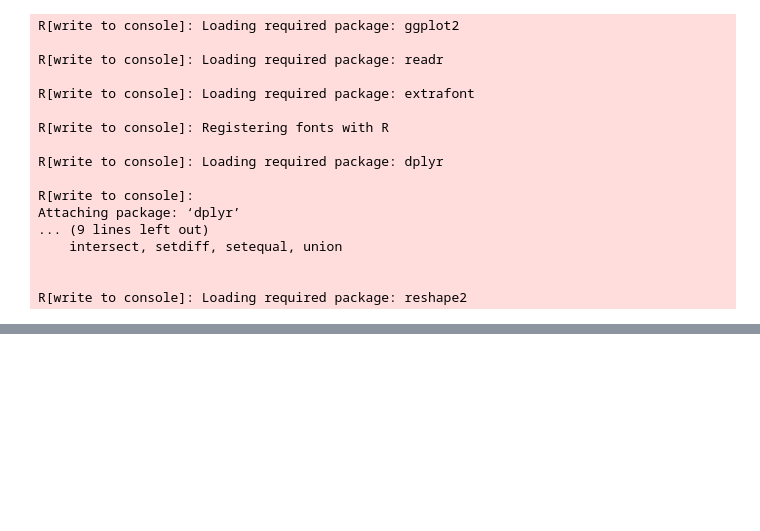
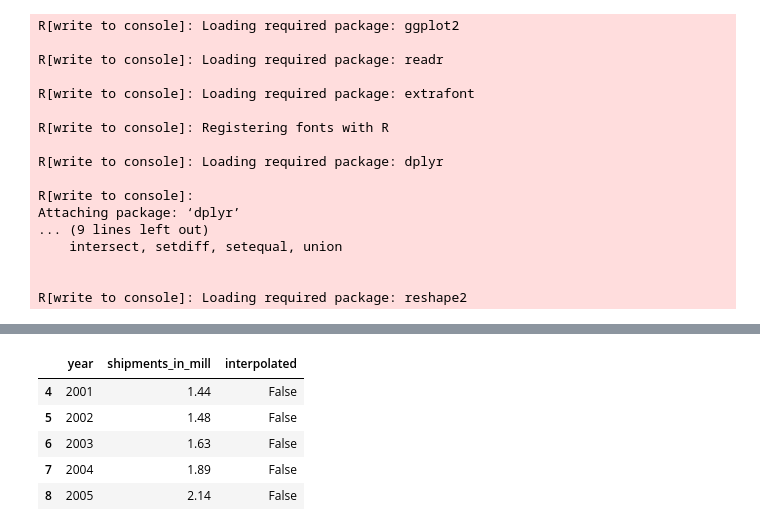
Before and after one commit to junekim6/heat-pump-nyc, a Jupyter notebook: heat-pump-shipments.ipynb, the cells around one changed output, grey strips where cells are left out. Drawn from its saved outputs; the diff is of its cells as text; code cells hidden in the pictures; blank space fills up the shorter version.

```diff
--- a/heat-pump-shipments.ipynb
+++ b/heat-pump-shipments.ipynb
@@ -96,0 +116,11 @@ ggplot(df) +
+# %%
+df['interpolated'] = df['year'].isin(['2010', '2011', '2009'])
+df.to_csv('interpolated.csv')
+df.head()
+# %% [output]
+|  | year | shipments_in_mill | interpolated |
+| 4 | 2001 | 1.44 | False |
+| 5 | 2002 | 1.48 | False |
+| 6 | 2003 | 1.63 | False |
+| 7 | 2004 | 1.89 | False |
+| 8 | 2005 | 2.14 | False |
```
Also changed, not shown: parts of 4 cells of this notebook, 1 other file.
